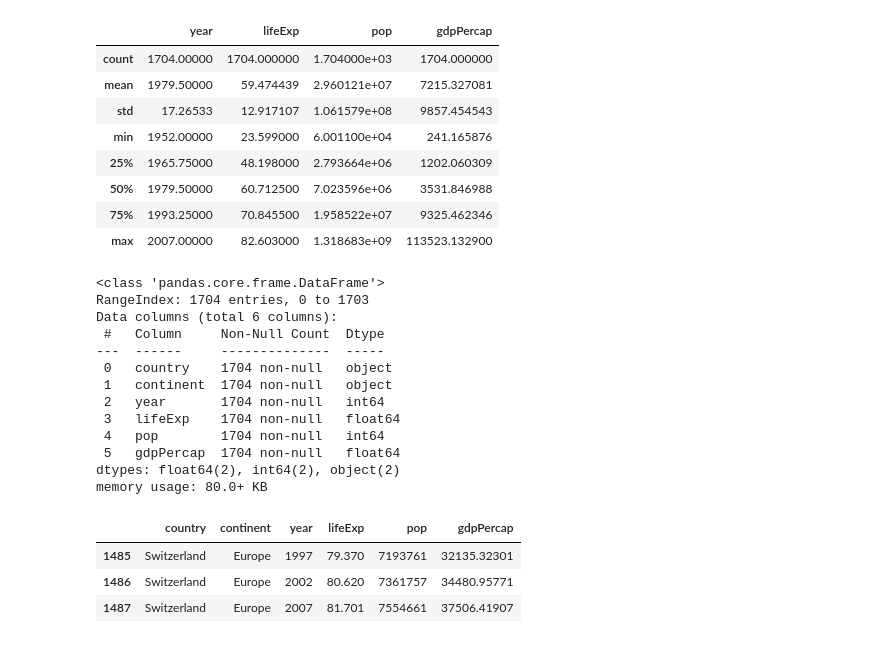
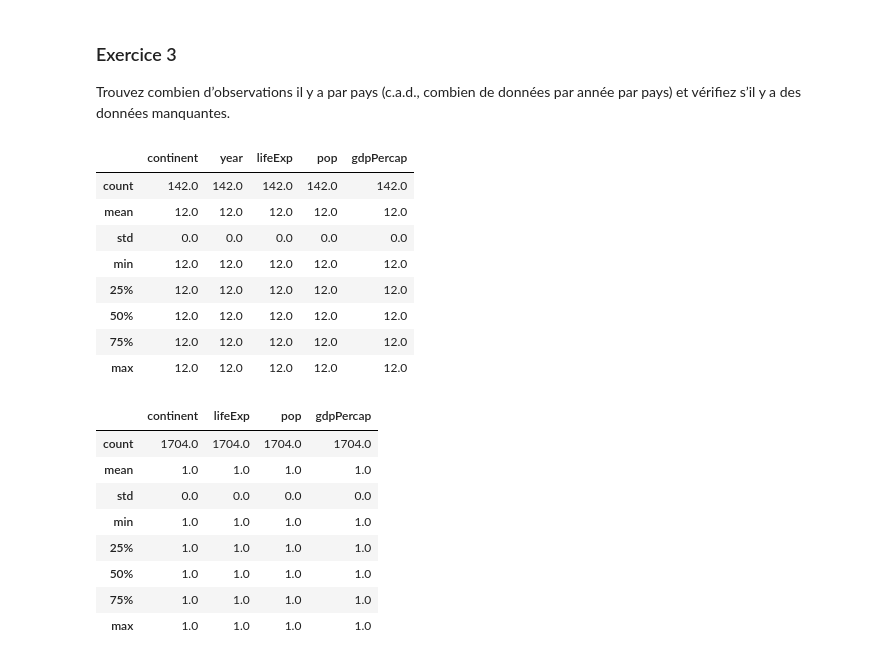
Before and after one commit to DrC0okie/Roy_VanHove_ISD_TP3, a Jupyter notebook: gapminder.ipynb, the cells around one changed output. Drawn from its saved outputs; the diff is of its cells as text; code cells hidden in the pictures.

```diff
--- a/gapminder.ipynb
+++ b/gapminder.ipynb
@@ -20,37 +66,30 @@ gm.loc[gm["country"]=="Switzerland"]
+# %% [markdown]
+### Exercice 3
+
+Trouvez combien d’observations il y a par pays (c.a.d., combien de données par année par pays) et vérifiez s’il y a des données manquantes.
 # %%
-gm.describe()
+#Nombre de données par pays pour toutes les année (12 données / pays)
+gm.groupby('country').count().describe()
 # %% [output]
-|  | year | lifeExp | pop | gdpPercap |
-| count | 1704.00000 | 1704.000000 | 1.704000e+03 | 1704.000000 |
-| mean | 1979.50000 | 59.474439 | 2.960121e+07 | 7215.327081 |
-| std | 17.26533 | 12.917107 | 1.061579e+08 | 9857.454543 |
-| min | 1952.00000 | 23.599000 | 6.001100e+04 | 241.165876 |
-| 25% | 1965.75000 | 48.198000 | 2.793664e+06 | 1202.060309 |
-| 50% | 1979.50000 | 60.712500 | 7.023596e+06 | 3531.846988 |
-| 75% | 1993.25000 | 70.845500 | 1.958522e+07 | 9325.462346 |
-| max | 2007.00000 | 82.603000 | 1.318683e+09 | 113523.132900 |
+|  | continent | year | lifeExp | pop | gdpPercap |
+| count | 142.0 | 142.0 | 142.0 | 142.0 | 142.0 |
+| mean | 12.0 | 12.0 | 12.0 | 12.0 | 12.0 |
+| std | 0.0 | 0.0 | 0.0 | 0.0 | 0.0 |
+| min | 12.0 | 12.0 | 12.0 | 12.0 | 12.0 |
+| 25% | 12.0 | 12.0 | 12.0 | 12.0 | 12.0 |
+| 50% | 12.0 | 12.0 | 12.0 | 12.0 | 12.0 |
+| 75% | 12.0 | 12.0 | 12.0 | 12.0 | 12.0 |
+| max | 12.0 | 12.0 | 12.0 | 12.0 | 12.0 |
 # %%
-gm.info()
+#Nombre de données par pays par année (1 donnée / année / pays)
+gm.groupby(['country', 'year']).count().describe()
 # %% [output]
-<class 'pandas.core.frame.DataFrame'>
-RangeIndex: 1704 entries, 0 to 1703
-Data columns (total 6 columns):
- #   Column     Non-Null Count  Dtype
----  ------     --------------  -----
- 0   country    1704 non-null   object
- 1   continent  1704 non-null   object
- 2   year       1704 non-null   int64
- 3   lifeExp    1704 non-null   float64
- 4   pop        1704 non-null   int64
- 5   gdpPercap  1704 non-null   float64
-dtypes: float64(2), int64(2), object(2)
-memory usage: 80.0+ KB
+|  | continent | lifeExp | pop | gdpPercap |
+| count | 1704.0 | 1704.0 | 1704.0 | 1704.0 |
+| mean | 1.0 | 1.0 | 1.0 | 1.0 |
+| std | 0.0 | 0.0 | 0.0 | 0.0 |
+| min | 1.0 | 1.0 | 1.0 | 1.0 |
+| 25% | 1.0 | 1.0 | 1.0 | 1.0 |
+| 50% | 1.0 | 1.0 | 1.0 | 1.0 |
+| 75% | 1.0 | 1.0 | 1.0 | 1.0 |
+| max | 1.0 | 1.0 | 1.0 | 1.0 |
-# %%
-Sw = gm[gm["country"]=="Switzerland"]
-Sw = Sw[Sw["year"]>1993]
-Sw.head()
-# %% [output]
-|  | country | continent | year | lifeExp | pop | gdpPercap |
-| 1485 | Switzerland | Europe | 1997 | 79.370 | 7193761 | 32135.32301 |
-| 1486 | Switzerland | Europe | 2002 | 80.620 | 7361757 | 34480.95771 |
-| 1487 | Switzerland | Europe | 2007 | 81.701 | 7554661 | 37506.41907 |
```
Also changed, not shown: parts of 15 cells of this notebook.
